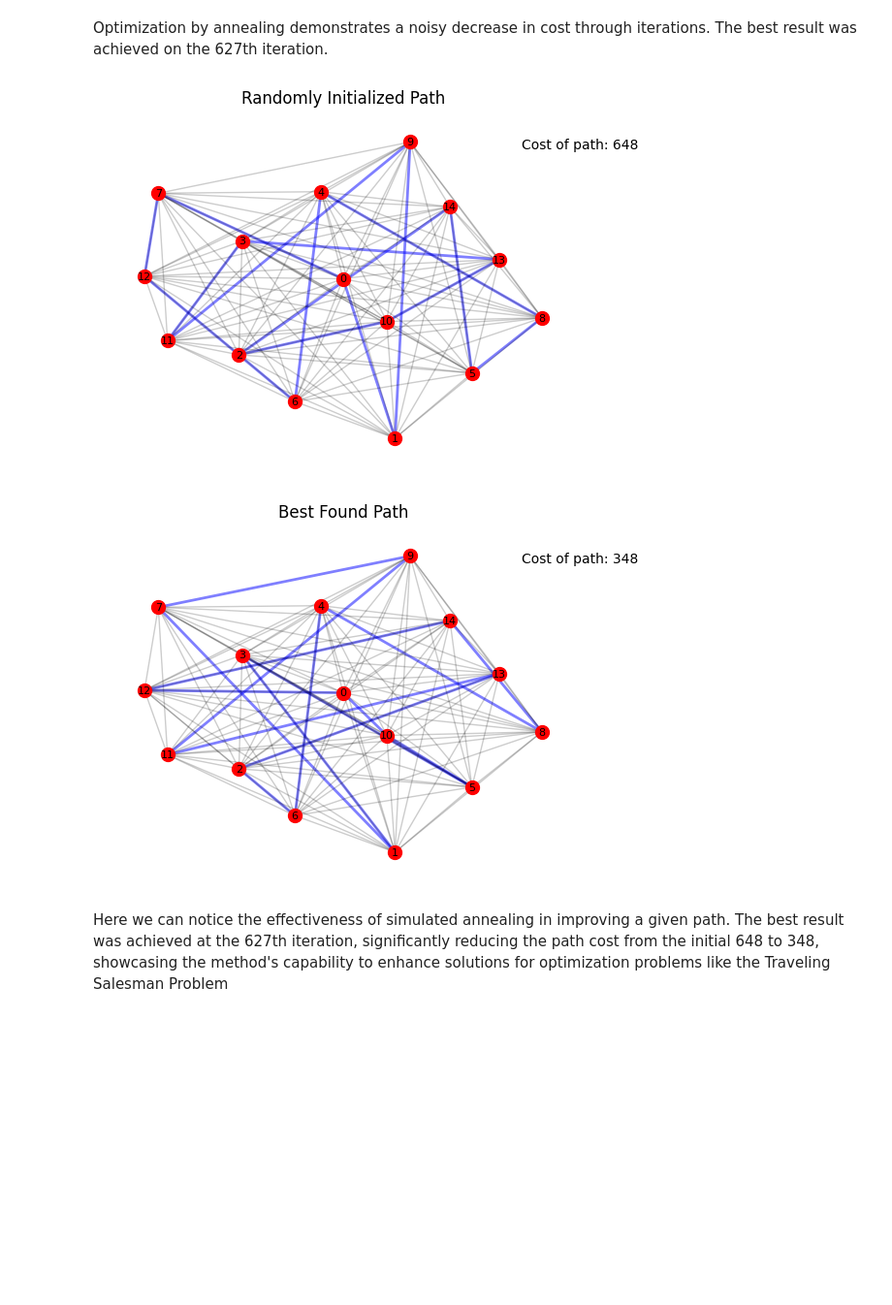
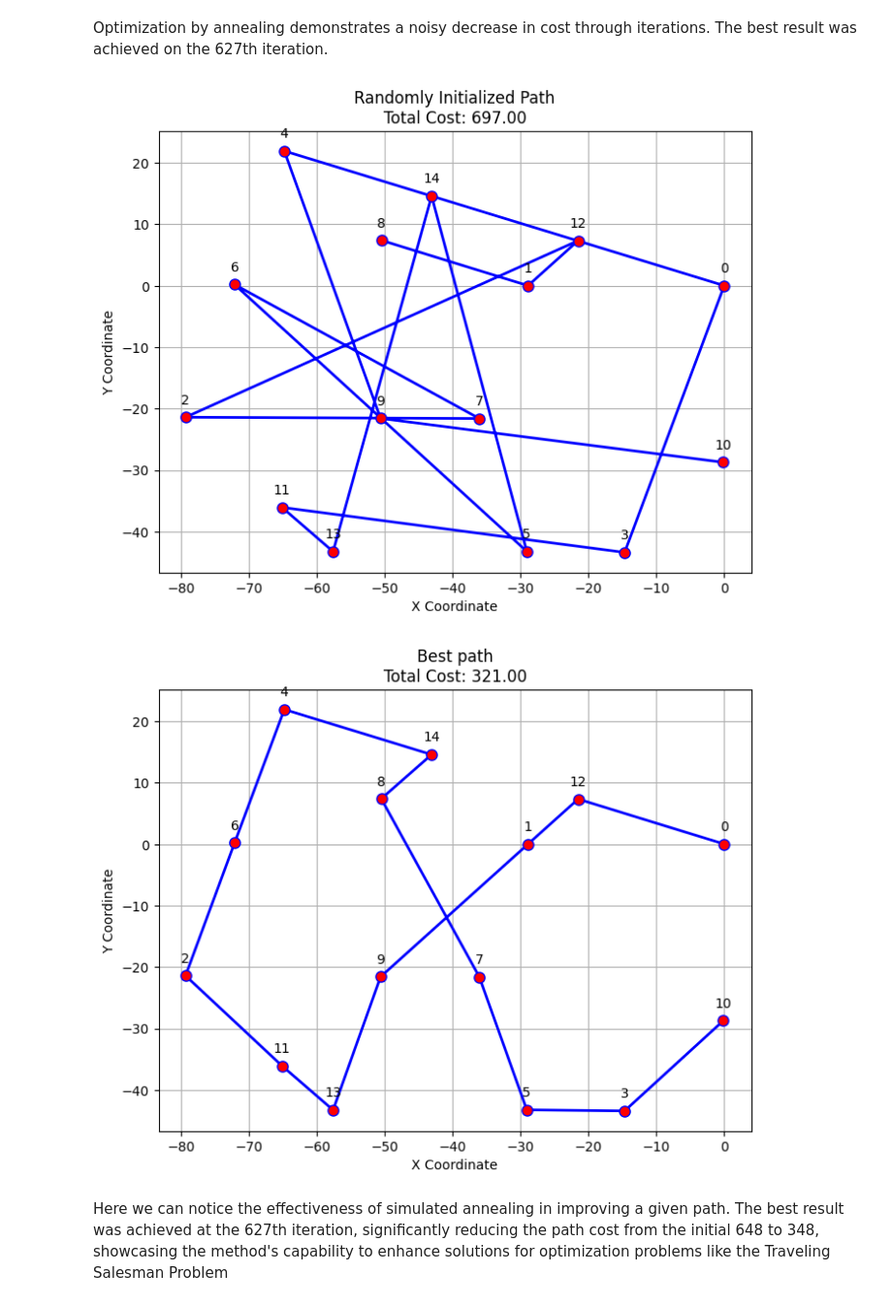
Before and after one commit to Swedist/study_itmo, a Jupyter notebook: algorithms/task_4.ipynb, the cells around one changed output. Shown at 97% size. Drawn from its saved outputs; the diff is of its cells as text; code cells hidden in the pictures; blank space fills up the shorter version.

Commit message:
Fixed plots

```diff
--- a/algorithms/task_4.ipynb
+++ b/algorithms/task_4.ipynb
@@ -347,10 +318,50 @@ def visualize_path(distance_matrix, path, title):
+# %%
+def plot_path(path, coordinates, title="Path Visualization"):
+    x_coords = [coordinates[city][0] for city in path]
+    y_coords = [coordinates[city][1] for city in path]
+
+    plt.figure(figsize=(8, 6))
+    plt.plot(x_coords, y_coords, marker='o', color='b', linestyle='-', linewidth=2, markersize=8)
+    plt.scatter(x_coords, y_coords, color='red', zorder=5)  # Mark cities with red points
+    for i, city in enumerate(path):
+        plt.annotate(str(city), (x_coords[i], y_coords[i]), textcoords="offset points", xytext=(0,10), ha='center')
+
+    # Calculate and append the cost of the path
+    cost = get_cost(path)
+    title_with_cost = f"{title}\nTotal Cost: {cost:.2f}"
+
+    plt.xlabel('X Coordinate')
+    plt.ylabel('Y Coordinate')
+    plt.title(title_with_cost)
+    plt.grid(True)
+    plt.show()
+
+
+# Example usage with given xy coordinates and a sample path
+coordinates = {
+    0: (0.549963E-07, 0.985808E-08),
+    1: (-28.8733, -0.797739E-07),
+    2: (-79.2916, -21.4033),
+    3: (-14.6577, -43.3896),
+    4: (-64.7473, 21.8982),
+    5: (-29.0585, -43.2167),
+    6: (-72.0785, 0.181581),
+    7: (-36.0366, -21.6135),
+    8: (-50.4808, 7.37447),
+    9: (-50.5859, -21.5882),
+    10: (-0.135819, -28.7293),
+    11: (-65.0866, -36.0625),
+    12: (-21.4983, 7.31942),
+    13: (-57.5687, -43.2506),
+    14: (-43.0700, 14.5548)
+}
 # %%
-visualize_path(distances_matrix, init_path, 'Randomly Initialized Path')
+plot_path(init_path, coordinates, 'Randomly Initialized Path')
 # %% [output]
-[figure, old version]
+[figure, new version]
-# %%
-visualize_path(distances_matrix, ans, 'Best Found Path')
-# %% [output]
-[figure, removed]
+# %%
+plot_path(ans, coordinates, 'Best path')
+# %% [output]
+[figure, added]
 # %% [markdown]
 Here we can notice the effectiveness of simulated annealing in improving a given path. The best result was achieved at the 627th iteration, significantly reducing the path cost from the initial 648 to 348, showcasing the method's capability to enhance solutions for optimization problems like the Traveling Salesman Problem
```
Also changed, not shown: parts of 11 cells of this notebook.
